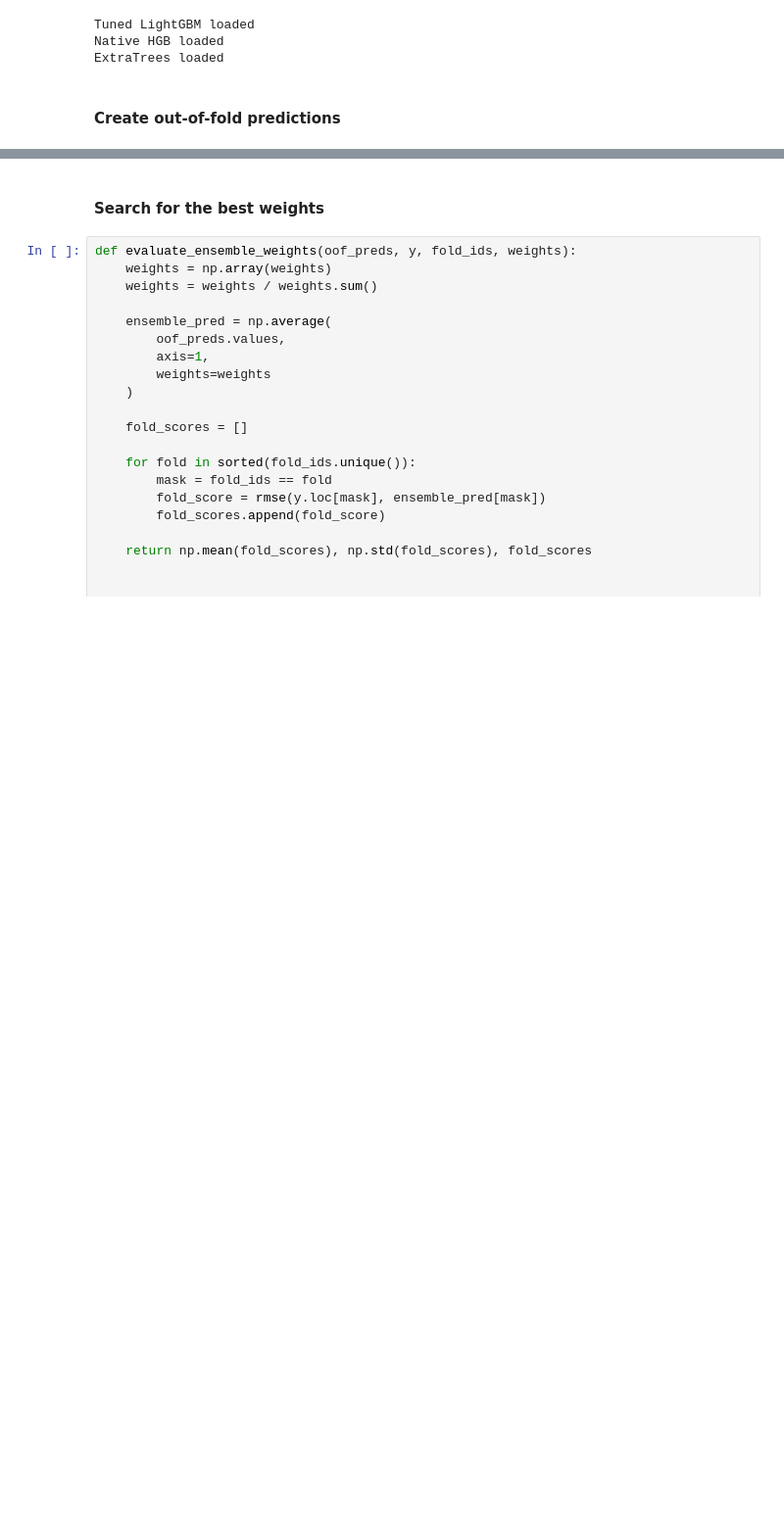
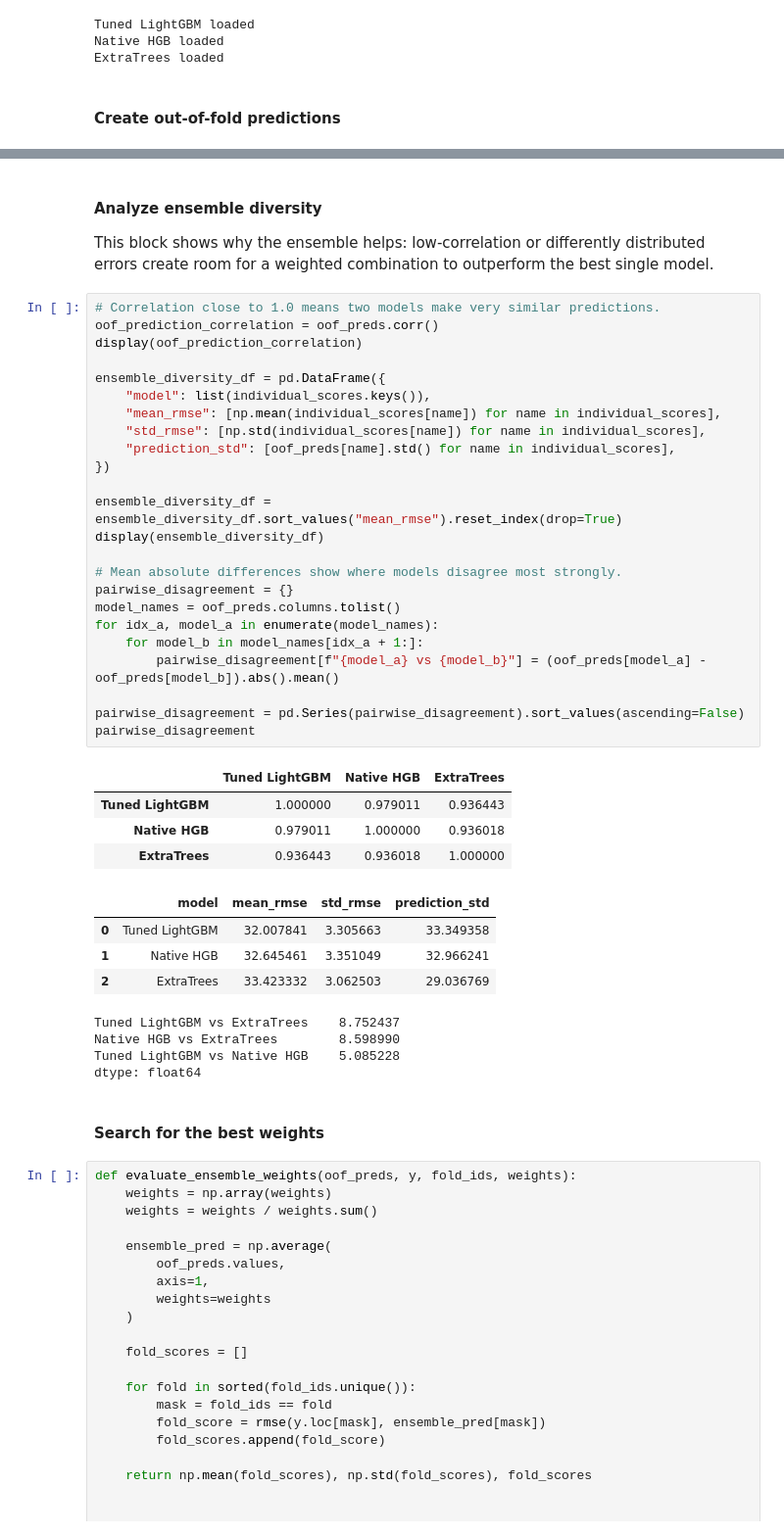
Before and after one commit to beccamatos/ML-project, a Jupyter notebook: EDA_ML.ipynb, the cells around one changed output, grey strips where cells are left out. Shown at 98% size. Saved outputs shown, nothing was run; the diff lists cells and outputs as text; blank space fills up the shorter version.

```diff
--- a/EDA_ML.ipynb
+++ b/EDA_ML.ipynb
@@ -2369,5 +2553,46 @@ Tuned LightGBM: RMSE = 29.2259
 Native HGB: RMSE = 29.7976
 ExtraTrees: RMSE = 30.9291
+# %% [markdown]
+#### Analyze ensemble diversity
+
+This block shows why the ensemble helps: low-correlation or differently distributed errors create room for a weighted combination to outperform the best single model.
+# %%
+# Correlation close to 1.0 means two models make very similar predictions.
+oof_prediction_correlation = oof_preds.corr()
+display(oof_prediction_correlation)
+
+ensemble_diversity_df = pd.DataFrame({
+    "model": list(individual_scores.keys()),
+    "mean_rmse": [np.mean(individual_scores[name]) for name in individual_scores],
+    "std_rmse": [np.std(individual_scores[name]) for name in individual_scores],
+    "prediction_std": [oof_preds[name].std() for name in individual_scores],
+})
+
+ensemble_diversity_df = ensemble_diversity_df.sort_values("mean_rmse").reset_index(drop=True)
+display(ensemble_diversity_df)
+
+# Mean absolute differences show where models disagree most strongly.
+pairwise_disagreement = {}
+model_names = oof_preds.columns.tolist()
+for idx_a, model_a in enumerate(model_names):
+    for model_b in model_names[idx_a + 1:]:
+        pairwise_disagreement[f"{model_a} vs {model_b}"] = (oof_preds[model_a] - oof_preds[model_b]).abs().mean()
+
+pairwise_disagreement = pd.Series(pairwise_disagreement).sort_values(ascending=False)
+pairwise_disagreement
+# %% [output]
+|  | Tuned LightGBM | Native HGB | ExtraTrees |
+| Tuned LightGBM | 1.000000 | 0.979011 | 0.936443 |
+| Native HGB | 0.979011 | 1.000000 | 0.936018 |
+| ExtraTrees | 0.936443 | 0.936018 | 1.000000 |
+|  | model | mean_rmse | std_rmse | prediction_std |
+| 0 | Tuned LightGBM | 32.007841 | 3.305663 | 33.349358 |
+| 1 | Native HGB | 32.645461 | 3.351049 | 32.966241 |
+| 2 | ExtraTrees | 33.423332 | 3.062503 | 29.036769 |
+Tuned LightGBM vs ExtraTrees    8.752437
+Native HGB vs ExtraTrees        8.598990
+Tuned LightGBM vs Native HGB    5.085228
+dtype: float64
 # %% [markdown]
 #### Search for the best weights
 # %%
```
Also changed, not shown: parts of 27 cells of this notebook, 3 other files.
